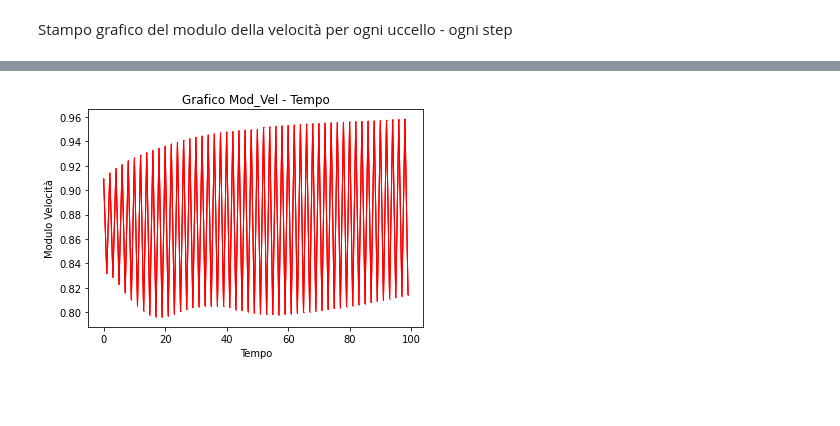
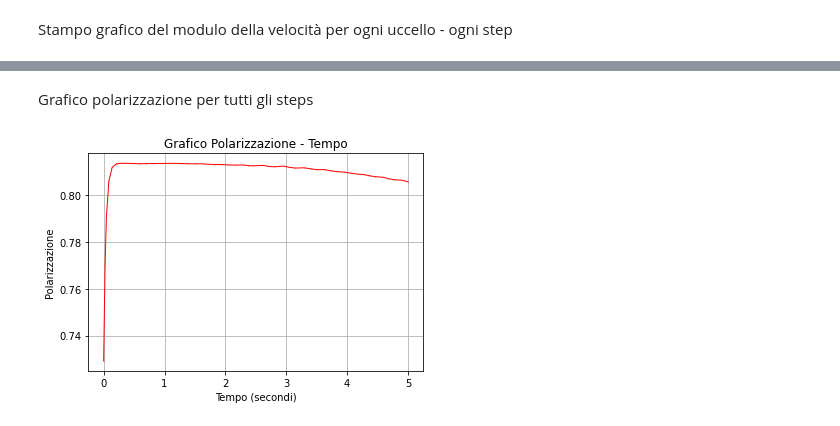
Before and after one commit to unibo-niccolotonin/Esame-Sistemi-Complessi-Stormi, a Jupyter notebook: FlockingCalcoliOriginal.ipynb, the cells around one changed output, grey strips where cells are left out. Drawn from its saved outputs; the diff is of its cells as text; code cells hidden in the pictures; blank space fills up the shorter version.

```diff
--- a/FlockingCalcoliOriginal.ipynb
+++ b/FlockingCalcoliOriginal.ipynb
@@ -331,15 +314,13 @@ Stampo grafico del modulo della velocità per ogni uccello - ogni step
 # %%
-max_time=100
-view_birds=100
+vel_media_mod_tot = np.zeros((steps, ndim))
 
-tempo=[]
-for j in range (velMod.shape[0]):
-    tempo.append(j)
-tempo=np.array(tempo)
+for j in range(steps):
+    vel_media_mod_tot[j] = np.linalg.norm(vel_media_at_step(j,file_vel_tot))
 
-plt.plot(tempo[0:max_time], velMod[:max_time,:view_birds], marker = "o", color = 'red',linewidth=1, markersize=0.11)
-plt.title("Grafico Mod_Vel - Tempo")
-plt.xlabel("Tempo")
-plt.ylabel("Modulo Velocità")
-
+plt.plot(file_times, vel_media_mod_tot, marker = "o", color = 'red', linewidth = 1, markersize = 0.11)
+plt.title("Grafico Mod_Vel_Media - Tempo")
+plt.xlabel("Tempo (secondi)")
+plt.ylabel("Modulo Velocità Media")
+#plt.ylim(2,3)
+plt.grid()
 plt.show()
@@ -371,22 +329,16 @@ plt.show()
+# %% [markdown]
+Grafico polarizzazione per tutti gli steps
 # %%
-max_time=2000
+pol_tot = np.zeros((steps))
 
-tempo=[]
-for j in range (steps):
-    tempo.append(j)
-tempo=np.array(tempo)
+for j in range(file_times.size):
+    pol_tot[j] = polarization_at_step(j, file_vel_tot)
 
-vel_media_mod_tot = np.zeros((steps, ndim))
-
-for j in range(steps):
-    vel_media_mod_tot[j] = np.linalg.norm(vel_media_at_step(j,file_vel_tot))
-
-
-plt.plot(tempo[0:max_time], vel_media_mod_tot[:max_time, :], marker = "o", color = 'red',linewidth=1, markersize=0.11)
-plt.title("Grafico Mod_Vel - Tempo")
-plt.xlabel("Tempo")
-plt.ylabel("Modulo Velocità")
-
+plt.plot(file_times, pol_tot, marker = "o", color = 'red', linewidth = 1, markersize = 0.11)
+plt.title("Grafico Polarizzazione - Tempo")
+plt.xlabel("Tempo (secondi)")
+plt.ylabel("Polarizzazione")
+plt.grid()
 plt.show()
 # %% [output]
-[figure, old version]
+[figure, new version]
```
Also changed, not shown: parts of 54 cells of this notebook.
